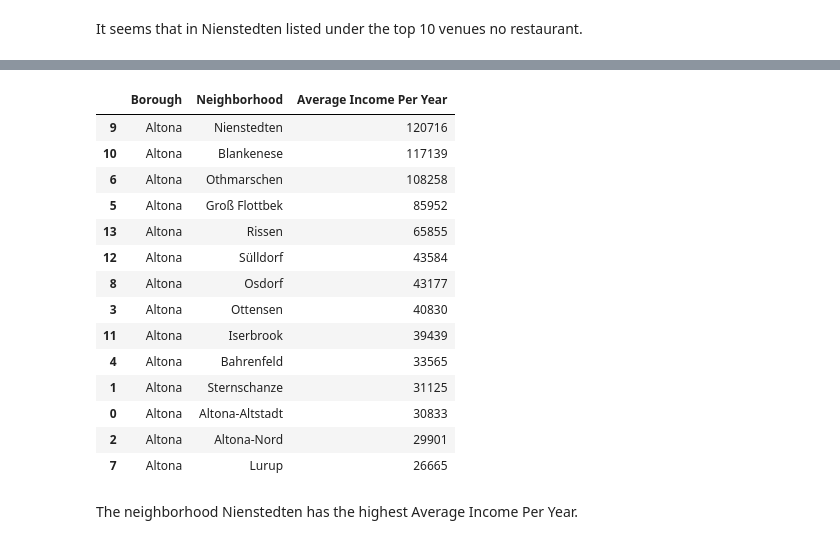
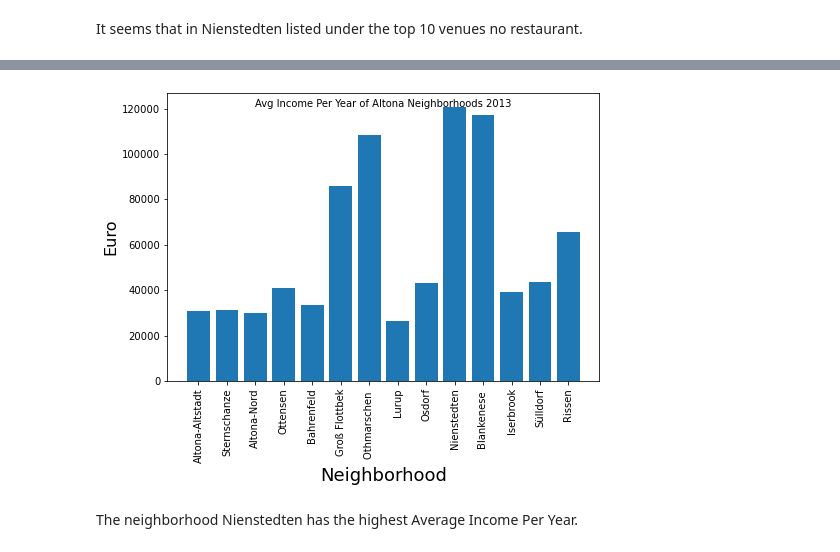
Before and after one commit to HoMarLev/Capstone_Project, a Jupyter notebook: Capstone Project - Examining Conditions To Open A Specific Restaurant In Hamburg, Germany 1.ipynb, the cells around one changed output, grey strips where cells are left out. Saved outputs shown, nothing was run; the diff lists cells and outputs as text; code cells hidden in the pictures.

```diff
--- a/Capstone Project - Examining Conditions To Open A Specific Restaurant In Hamburg, Germany 1.ipynb
+++ b/Capstone Project - Examining Conditions To Open A Specific Restaurant In Hamburg, Germany 1.ipynb
@@ -518,27 +551,24 @@ It seems that in Nienstedten listed under the top 10 venues no restaurant.
 # %%
 # importing average yearly income per neighborhood of borough Altona in 2013, using encoder ANSI for ß and ü
 
 df_income_Altona_neighborhood = pd.read_csv('Altona_Average_Income_2013.csv', delimiter = ";", encoding = 'ANSI')
 
-df_income_Altona_neighborhood.sort_values(by=['Average Income Per Year'], ascending = False)
+#df_income_Altona_neighborhood.sort_values(by=['Average Income Per Year'], ascending = False)
 
 # source https://www.shz.de/regionales/hamburg/mehr-steuerpflichtige-in-hamburg-durchschnittseinkommen-bei-39-054-euro-id18048351.html
+
+fig = plt.figure()
+ax = fig.add_axes([0,0,1,1])
+neighborhood_plot = df_income_Altona_neighborhood['Neighborhood']
+average_income_plot = df_income_Altona_neighborhood['Average Income Per Year']
+ax.bar(neighborhood_plot,average_income_plot)
+plt.setp(ax.get_xticklabels(), fontsize=10, rotation='vertical')
+fig.suptitle('Avg Income Per Year of Altona Neighborhoods 2013', fontsize=10)
+plt.xlabel('Neighborhood', fontsize=18)
+plt.ylabel('Euro', fontsize=16)
+plt.show()
 # %% [output]
-|  | Borough | Neighborhood | Average Income Per Year |
-| 9 | Altona | Nienstedten | 120716 |
-| 10 | Altona | Blankenese | 117139 |
-| 6 | Altona | Othmarschen | 108258 |
-| 5 | Altona | Groß Flottbek | 85952 |
-| 13 | Altona | Rissen | 65855 |
-| 12 | Altona | Sülldorf | 43584 |
-| 8 | Altona | Osdorf | 43177 |
-| 3 | Altona | Ottensen | 40830 |
-| 11 | Altona | Iserbrook | 39439 |
-| 4 | Altona | Bahrenfeld | 33565 |
-| 1 | Altona | Sternschanze | 31125 |
-| 0 | Altona | Altona-Altstadt | 30833 |
-| 2 | Altona | Altona-Nord | 29901 |
-| 7 | Altona | Lurup | 26665 |
+[figure, added]
 # %% [markdown]
 The neighborhood Nienstedten has the highest Average Income Per Year.
 # %% [markdown]
```
Also changed, not shown: parts of 9 cells of this notebook.
